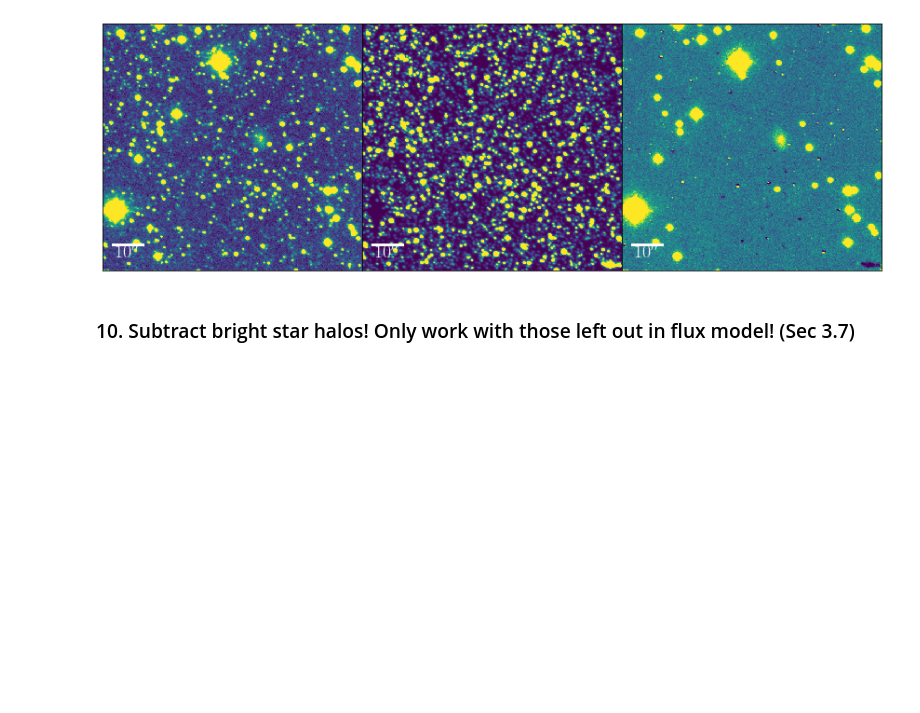
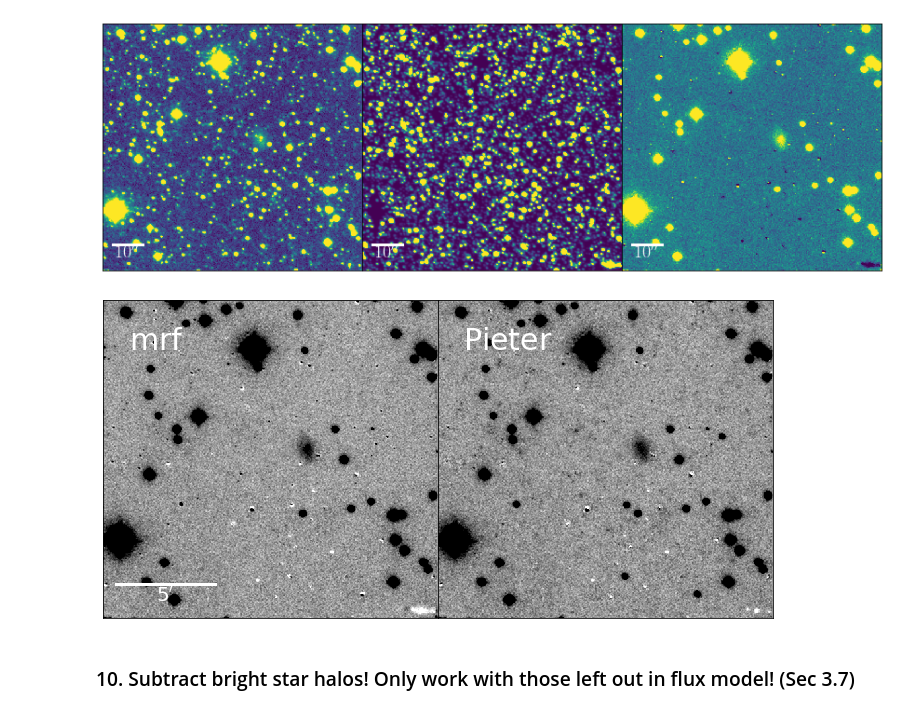
Before and after one commit to AstroJacobLi/mrf, a Jupyter notebook: examples/mrf-m101.ipynb, the cells around one changed output. Cells and saved outputs as stored; diff of their text form; code cells hidden in the pictures; blank space fills up the shorter version.

```diff
--- a/examples/mrf-m101.ipynb
+++ b/examples/mrf-m101.ipynb
@@ -280,22 +302,15 @@ You have 25 good stars to generate the median kernel
 # %%
-# Two options: if you have `galsim` installed, use galsim, it's much faster.
-# Otherwise, use `fconvolve` from iraf.
-# Galsim solution:
-import galsim
-psf = galsim.InterpolatedImage(galsim.Image(kernel_med),
-                               scale=config.DF.pixel_scale / f_magnify)
-gal = galsim.InterpolatedImage(galsim.Image(hires_fluxmod.image),
-                               scale=config.DF.pixel_scale / f_magnify)
-logger.info('Convolving image, this will be a bit slow @_@ ###')
-final = galsim.Convolve([gal, psf])
-image = final.drawImage(scale=config.DF.pixel_scale / f_magnify,
-                        nx=hires_3.shape[1],
-                        ny=hires_3.shape[0])
-save_to_fits(image.array, '_df_model_{}.fits'.format(int(f_magnify)), header=hires_3.header)
+# astropy solution:
+
+from astropy.convolution import convolve_fft
+model = convolve_fft(hires_fluxmod.image, kernel_med, boundary='fill',
+                     fill_value=0, nan_treatment='fill', normalize_kernel=False)
+
+save_to_fits(model, '_df_model_{}.fits'.format(int(f_magnify)), header=hires_3.header)
 
 # Optinally remove low surface brightness objects from model (Section 3.4)
 if config.fluxmodel.unmask_lowsb:
-    E = hires_fluxmod.image / image.array
+    E = hires_fluxmod.image / model #image.array
     E[np.isinf(E) | np.isnan(E)] = 0.0
 
     kernel_flux = np.sum(kernel_med)
@@ -340,18 +355,12 @@ if config.fluxmodel.unmask_lowsb:
     seg_mask = (mask_conv >= config.fluxmodel.gaussian_threshold)
     im_highres[seg_mask] = 0
 
-    psf = galsim.InterpolatedImage(galsim.Image(kernel_med),
-                                scale=config.DF.pixel_scale / f_magnify)
-    gal = galsim.InterpolatedImage(galsim.Image(im_highres),
-                                scale=config.DF.pixel_scale / f_magnify)
     logger.info('Convolving image, this will be a bit slow @_@ ###')
-    final = galsim.Convolve([gal, psf])
-    image = final.drawImage(scale=config.DF.pixel_scale / f_magnify,
-                            nx=hires_3.shape[1],
-                            ny=hires_3.shape[0])
-    save_to_fits(image.array, '_df_model_clean_{}.fits'.format(f_magnify), header=hires_3.header)
+    model = convolve_fft(im_highres, kernel_med, boundary='fill',
+                     fill_value=0, nan_treatment='fill', normalize_kernel=False)
+    save_to_fits(model, '_df_model_clean_{}.fits'.format(f_magnify), header=hires_3.header)
 
-df_model = Celestial(image.array, header=hires_3.header)
+df_model = Celestial(model, header=hires_3.header)
 res = Celestial(df.image - df_model.image, header=df.header)
 res.save_to_fits('_res_{}.fits'.format(f_magnify))
 
@@ -389,6 +398,15 @@ ax3 = display_single(res.image, ax=ax3, scale_bar_length=10)
 plt.subplots_adjust(wspace=0)
 # %% [output]
 [figure]
+# %%
+pieter = fits.open('pieter_m101_df3_r_res.fits')[0].data
+fig, [ax1, ax2] = plt.subplots(1, 2, figsize=(12, 8))
+display_multiple([res.image, pieter], text=['mrf', 'Pieter'], cmap='gray_r',
+                 ax=[ax1, ax2], scale_bar_length=300, pixel_scale=2.0)
+plt.subplots_adjust(wspace=0)
+plt.savefig('./res_comparison.png', bbox_inches='tight')
+# %% [output]
+[figure, added]
 # %% [markdown]
 ### 10. Subtract bright star halos! Only work with those left out in flux model! (Sec 3.7)
 # %%
```
Also changed, not shown: parts of 16 cells of this notebook, 2 other files.
